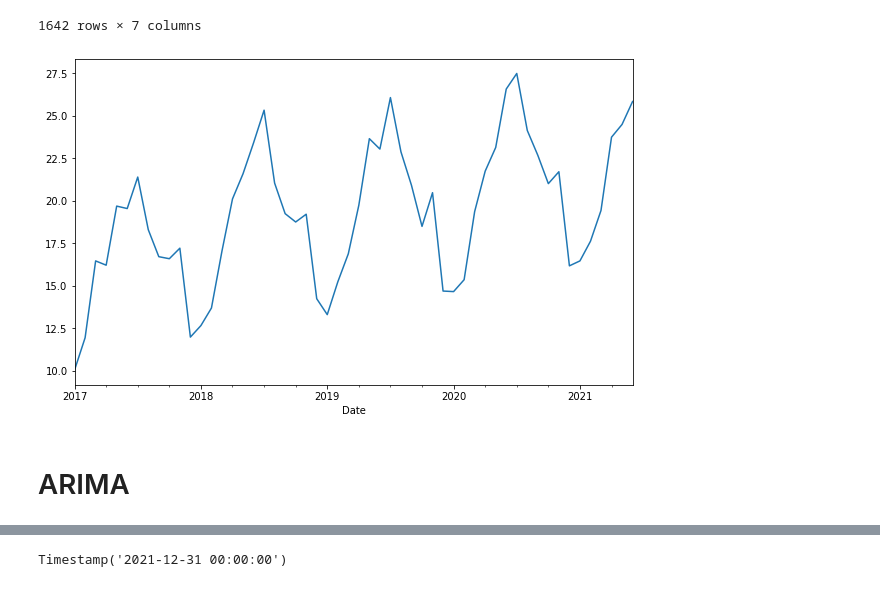
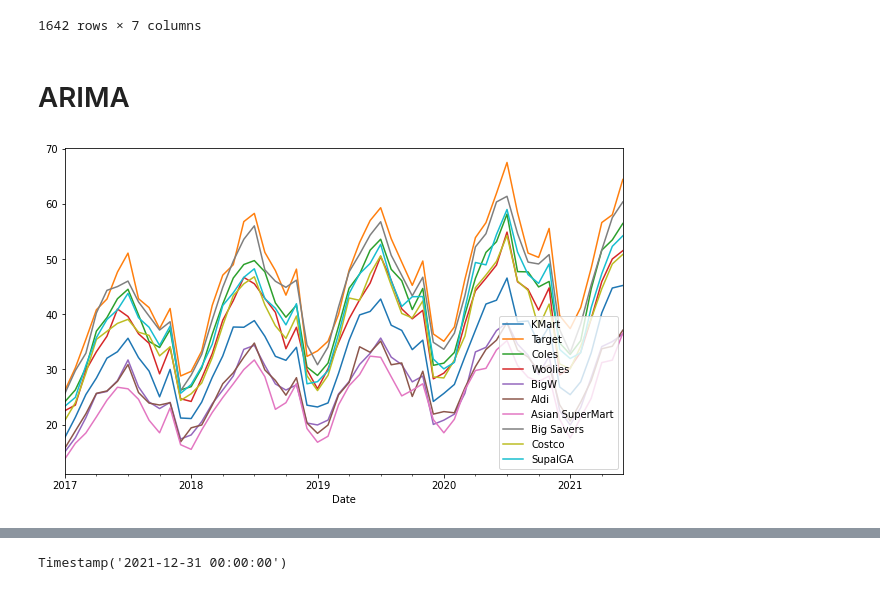
Before and after one commit to AydenZK/MDSS-Datathon, a Jupyter notebook: ayden_analysis.ipynb, the cells around one changed output, grey strips where cells are left out. Drawn from its saved outputs; the diff is of its cells as text; code cells hidden in the pictures.

```diff
--- a/ayden_analysis.ipynb
+++ b/ayden_analysis.ipynb
@@ -115,10 +115,9 @@ for item in items:
 
     dfs[item] = {}
     for store in train.Store.unique():
-        dfs[item][store] = grouped_location.get_group(store)
+        dfs[item][store] = {"df": grouped_location.get_group(store)}
 
-
-dfs[2]["Coles"]
+dfs[2]["Coles"]['df']
 # %% [output]
 |  | Store | Item | Sales | Average Rating | year | month | day |
 | Date |  |  |  |  |  |  |  |
@@ -134,14 +133,11 @@ dfs[2]["Coles"]
 | 2021-06-29 | Coles | 2 | 102 | 3.1 | 2021 | 6 | 29 |
 | 2021-06-30 | Coles | 2 | 99 | 3.1 | 2021 | 6 | 30 |
 1642 rows × 7 columns
-# %%
-
-import seaborn as sns
-
-dfs[16]["Aldi"].Sales.resample('MS').mean().plot() # MS implies Month Starting
-
-ty = dfs[16]["Aldi"].Sales.resample('MS').mean()
-# %% [output]
-[figure, removed]
 # %% [markdown]
 # ARIMA
+# %%
+for store in train.Store.unique():
+    dfs[3][store]["df"].Sales.resample('MS').mean().plot(label=store)
+    plt.legend(loc="lower right")
+# %% [output]
+[figure, added]
```
Also changed, not shown: parts of 16 cells of this notebook, 1 other file.
